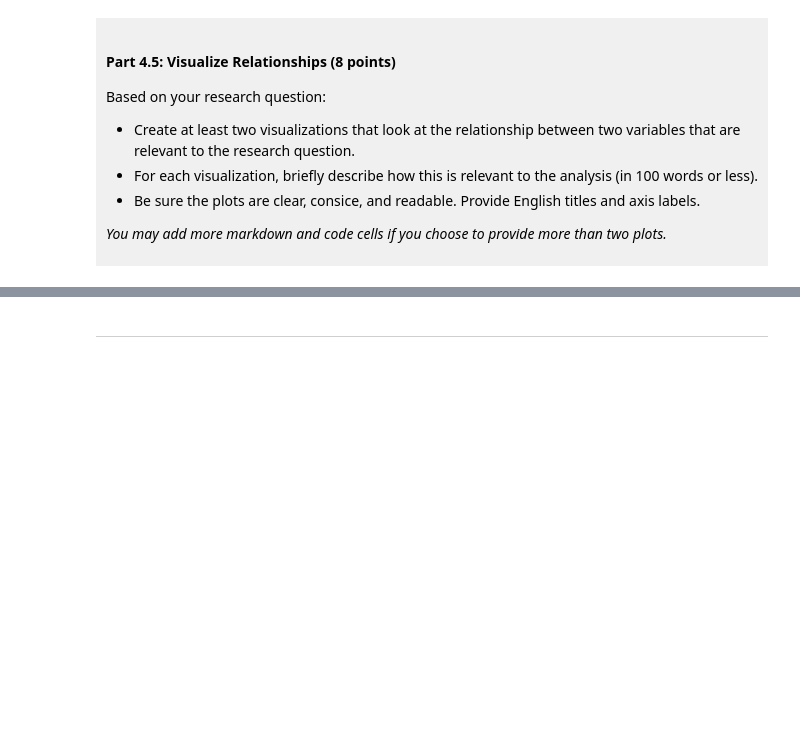
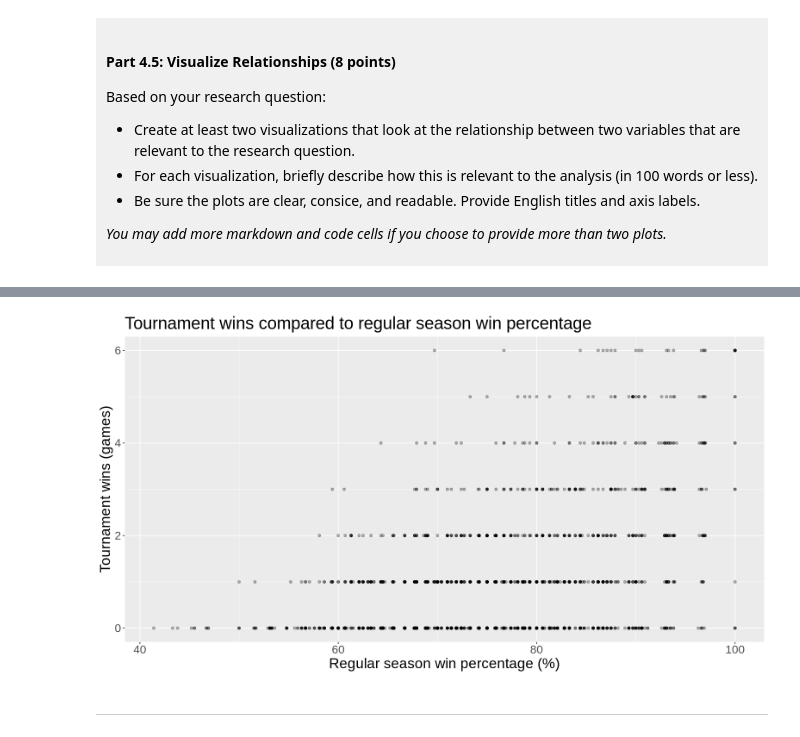
Before and after one commit to youngfsd/dsci-100-project-fateh-dhatt, a Jupyter notebook: dsci-100-project-notebook.ipynb, the cells around one changed output, grey strips where cells are left out. Cells and saved outputs as stored; diff of their text form; code cells hidden in the pictures; blank space fills up the shorter version.

```diff
--- a/dsci-100-project-notebook.ipynb
+++ b/dsci-100-project-notebook.ipynb
@@ -320,5 +400,17 @@ Visualization 2: %%% EDIT THIS MARKDOWN CELL%%%
 # %%
-### EDIT THIS CODE CELL FOR VISUALIZATION 2###
+options(repr.plot.width = 13, repr.plot.height = 7)
+
+
+pct_plot <- ggplot(women_tidy, aes(x = reg_wins_pct, y = tourney_wins)) +
+    geom_point(alpha = 0.3) +
+    labs(x = "Regular season win percentage (%)",
+         y = "Tournament wins (games)",
+         title = "Tournament wins compared to regular season win percentage")+
+      theme(text = element_text(size = 20))
+
+pct_plot
+# %% [output]
+[figure, added]
 # %% [markdown]
 ------
 # %% [markdown]
```
Also changed, not shown: parts of 10 cells of this notebook.
